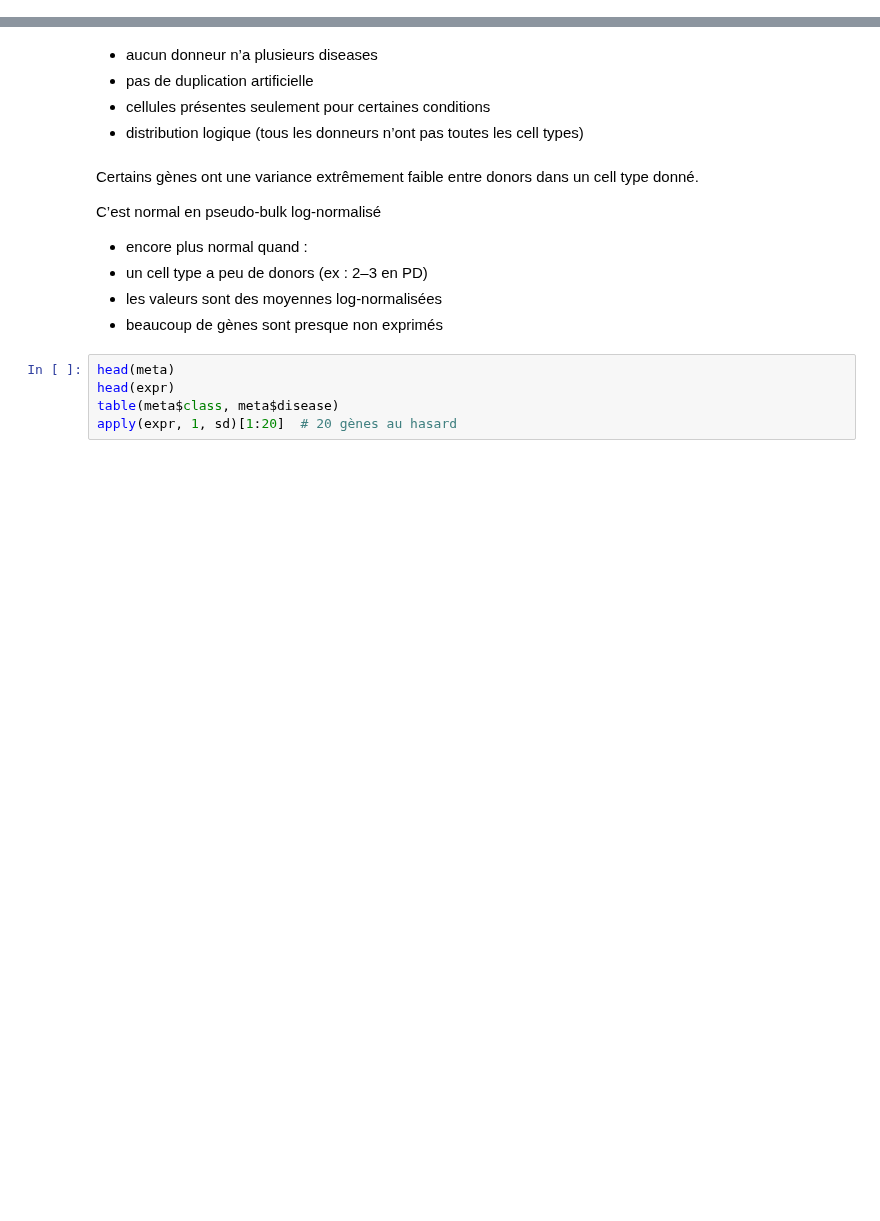
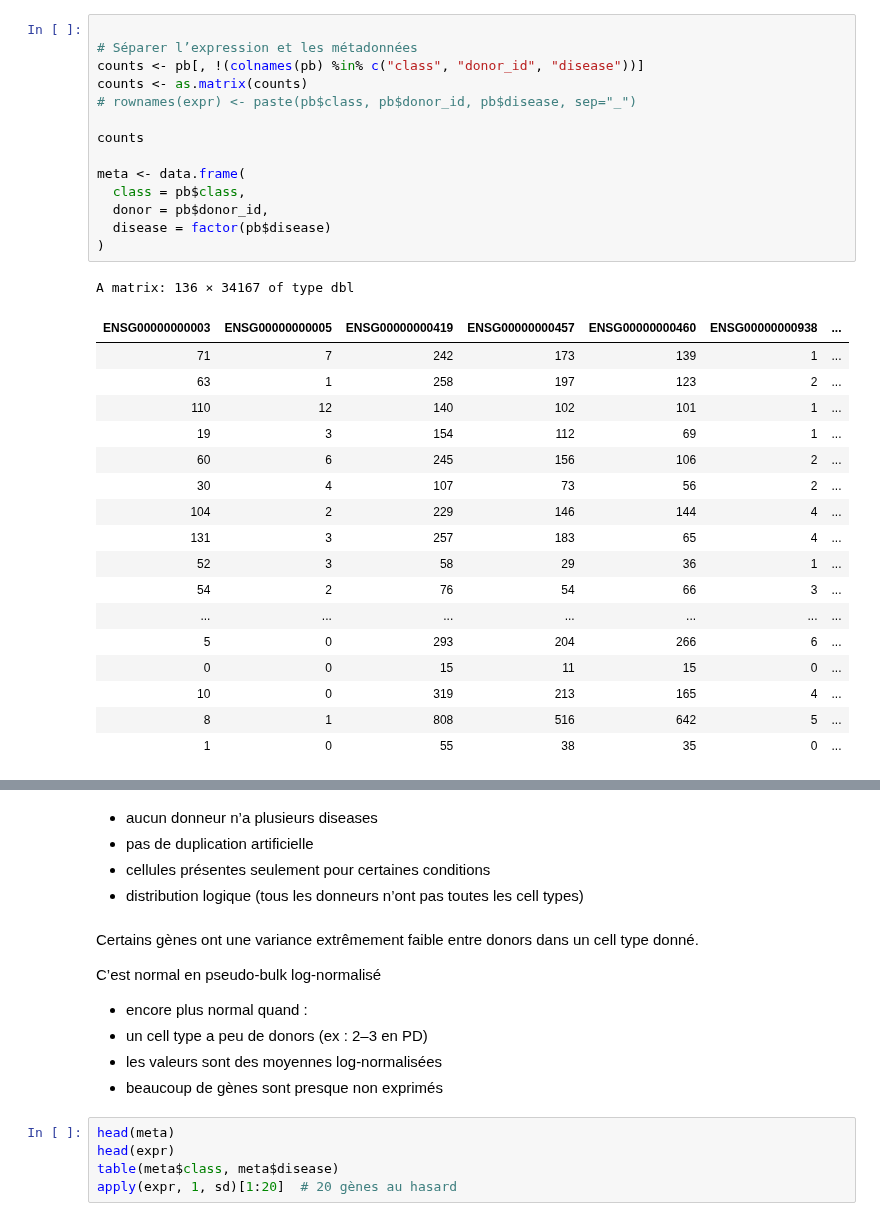
Before and after one commit to elodiehusson/transcriptomics-code, a Jupyter notebook: translation to R.ipynb, the cells around one changed output, grey strips where cells are left out. Saved outputs shown, nothing was run; the diff lists cells and outputs as text; blank space fills up the shorter version.

```diff
--- a/translation to R.ipynb
+++ b/translation to R.ipynb
@@ -93,0 +19,33 @@ Design matrix OK
+# %%
+
+# Séparer l’expression et les métadonnées
+counts <- pb[, !(colnames(pb) %in% c("class", "donor_id", "disease"))]
+counts <- as.matrix(counts)
+# rownames(expr) <- paste(pb$class, pb$donor_id, pb$disease, sep="_")
+
+counts
+
+meta <- data.frame(
+  class = pb$class,
+  donor = pb$donor_id,
+  disease = factor(pb$disease)
+)
+# %% [output]
+A matrix: 136 × 34167 of type dbl
+| ENSG00000000003 | ENSG00000000005 | ENSG00000000419 | ENSG00000000457 | ENSG00000000460 | ENSG00000000938 | ... |
+| 71 | 7 | 242 | 173 | 139 | 1 | ... |
+| 63 | 1 | 258 | 197 | 123 | 2 | ... |
+| 110 | 12 | 140 | 102 | 101 | 1 | ... |
+| 19 | 3 | 154 | 112 | 69 | 1 | ... |
+| 60 | 6 | 245 | 156 | 106 | 2 | ... |
+| 30 | 4 | 107 | 73 | 56 | 2 | ... |
+| 104 | 2 | 229 | 146 | 144 | 4 | ... |
+| 131 | 3 | 257 | 183 | 65 | 4 | ... |
+| 52 | 3 | 58 | 29 | 36 | 1 | ... |
+| 54 | 2 | 76 | 54 | 66 | 3 | ... |
+| ... | ... | ... | ... | ... | ... | ... |
+| 5 | 0 | 293 | 204 | 266 | 6 | ... |
+| 0 | 0 | 15 | 11 | 15 | 0 | ... |
+| 10 | 0 | 319 | 213 | 165 | 4 | ... |
+| 8 | 1 | 808 | 516 | 642 | 5 | ... |
+| 1 | 0 | 55 | 38 | 35 | 0 | ... |
```
Also changed, not shown: parts of 8 cells of this notebook, 25 other files.
